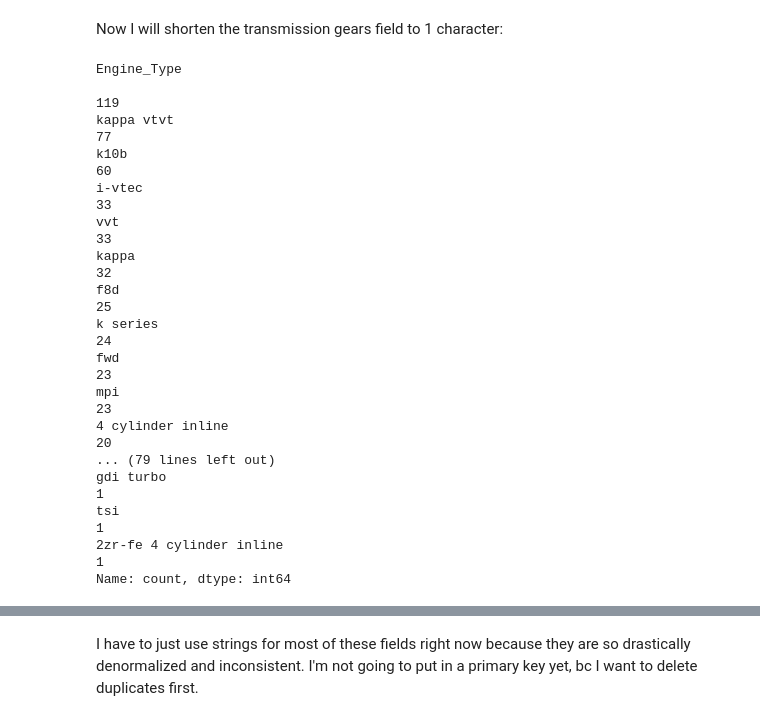
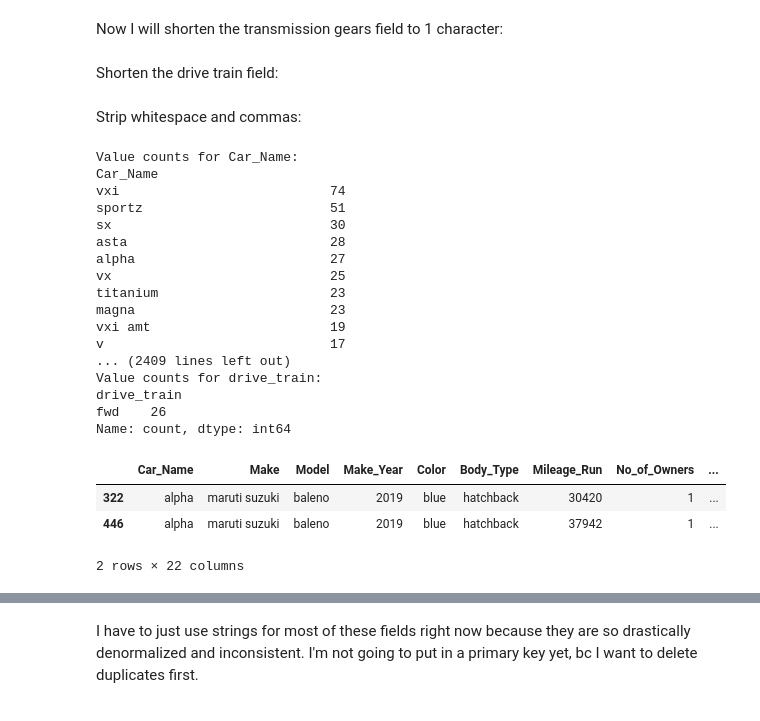
Before and after one commit to codeslp/cars_db, a Jupyter notebook: car_table.ipynb, the cells around one changed output, grey strips where cells are left out. Drawn from its saved outputs; the diff is of its cells as text; code cells hidden in the pictures.

```diff
--- a/car_table.ipynb
+++ b/car_table.ipynb
@@ -97,7 +101,7 @@ def clean_engine(df):
     engine_list = engine_string.split()
 
     # Define the list of unwanted words
-    unwanted_words = ["petrol", "diesel", "cng", "lpg", "electric", "petrol+cng", "petrol+electric", "engine", "automatic", "manual", "transmission"]
+    unwanted_words = ["petrol", "(petrol)", "diesel", "(diesel)", "cng", "(cng)", "lpg", "electric", "petrol+cng", "petrol+electric", "engine", "automatic", "manual", "transmission"]
 
     # Create a new list with only the words that are not in unwanted_words
     engine_list = [word for word in engine_list if word not in unwanted_words]
@@ -167,7 +171,7 @@ def clean_name(row):
 
     # For each word in the car name, if it is not in the engine type, make, model or other row values, add it to the new name
     for word in name_list:
-        if word not in engine_type_words and word not in model_words and word not in make_words:
+        if word not in engine_type_words and word not in model_words and word not in make_words and word not in row["Fuel_Type"]:
             new_name_list.append(word)
 
     return " ".join(new_name_list)
@@ -315,6 +299,22 @@ def shorten_transmission_gears(df):
         return "c"
 
 df['Transmission'] = df.apply(shorten_transmission_gears, axis=1)
+# %% [markdown]
+Shorten the drive train field:
+# %%
+def shorten_drive_train(df):
+    if df['drive_train'] == 'front wheel drive':
+        return 'fwd'
+    elif df['drive_train'] == 'rear wheel drive':
+        return 'rwd'
+    elif df['drive_train'] == 'all wheel drive':
+        return 'awd'
+    elif df['drive_train'] == 'four wheel drive':
+        return '4wd'
+
+df['drive_train'] = df.apply(shorten_drive_train, axis=1)
+# %% [markdown]
+Strip whitespace and commas:
 # %%
 df["Engine_Type"] = df["Engine_Type"].str.rstrip()
 df["Engine_Type"] = df["Engine_Type"].str.lstrip()
@@ -327,23 +327,32 @@ import pandas as pd
 # Set the max number of rows to None (no limit)
 pd.set_option('display.max_rows', None)
 
-print(df["Engine_Type"].value_counts())
+for column in df.columns:
+    print(f"\nValue counts for {column}:")
+    print(df[column].value_counts())
 # %% [output]
-Engine_Type
-                                                                                                   119
-kappa vtvt                                                                                          77
-k10b                                                                                                60
-i-vtec                                                                                              33
-vvt                                                                                                 33
-kappa                                                                                               32
-f8d                                                                                                 25
-k series                                                                                            24
-fwd                                                                                                 23
-mpi                                                                                                 23
-4 cylinder inline                                                                                   20
-... (79 lines left out)
-gdi turbo                                                                                            1
-tsi                                                                                                  1
-2zr-fe 4 cylinder inline                                                                             1
+Value counts for Car_Name:
+Car_Name
+vxi                           74
+sportz                        51
+sx                            30
+asta                          28
+alpha                         27
+vx                            25
+titanium                      23
+magna                         23
+vxi amt                       19
+v                             17
+... (2409 lines left out)
+Value counts for drive_train:
+drive_train
+fwd    26
 Name: count, dtype: int64
+# %%
+df[df["Mileage(kmpl)"] == "bs iv"]
+# %% [output]
+|  | Car_Name | Make | Model | Make_Year | Color | Body_Type | Mileage_Run | No_of_Owners | ... |
+| 322 | alpha | maruti suzuki | baleno | 2019 | blue | hatchback | 30420 | 1 | ... |
+| 446 | alpha | maruti suzuki | baleno | 2019 | blue | hatchback | 37942 | 1 | ... |
+2 rows × 22 columns
 # %%
```
Also changed, not shown: parts of 17 cells of this notebook, 1 other file.
